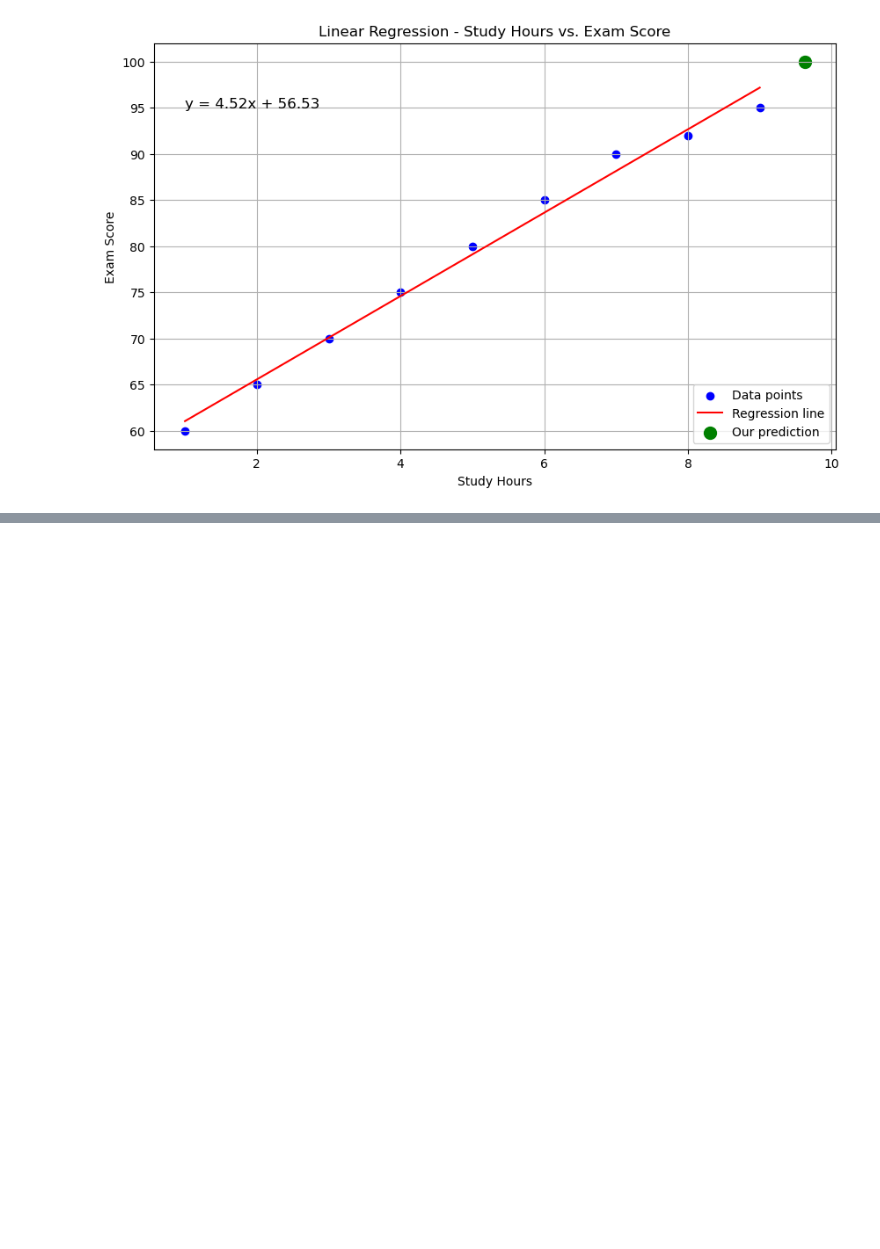
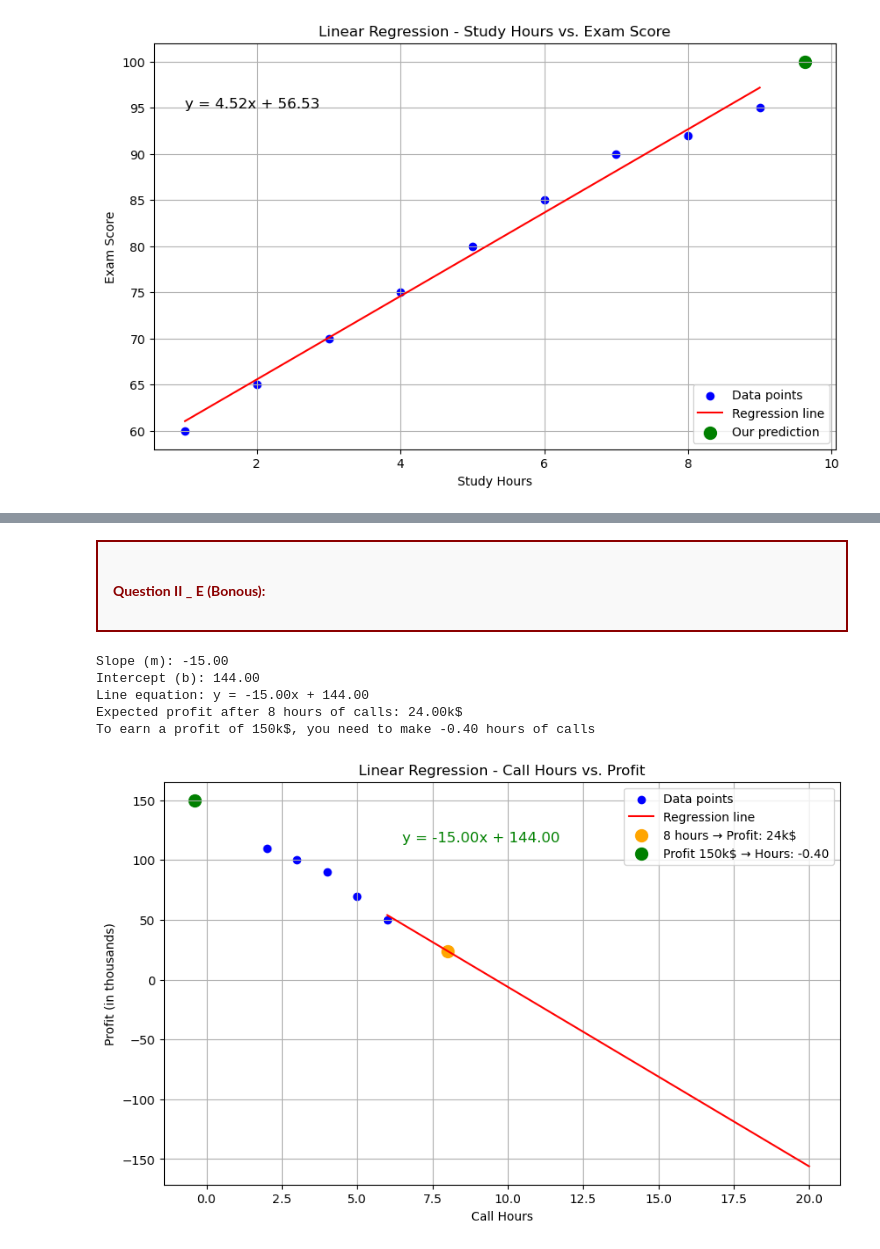
Before and after one commit to gibranacademy7/HW_3.4.2025_linear_regression, a Jupyter notebook: HW_3.4.2025_Linear_Regression.ipynb, the cells around one changed output, grey strips where cells are left out. Saved outputs shown, nothing was run; the diff lists cells and outputs as text; code cells hidden in the pictures; blank space fills up the shorter version.

```diff
--- a/HW_3.4.2025_Linear_Regression.ipynb
+++ b/HW_3.4.2025_Linear_Regression.ipynb
@@ -94,0 +221,70 @@ To get a score of 100, approximately 9.62 hours of study are needed
+# %% [markdown]
+<div style="border: 2px solid Darkred; padding: 15px; background-color: #f9f9f9;">
+    <h4 style="color: Darkred;">
+        <strong>
+             Question II _ E (Bonous): <br>
+        </strong>
+    </h4>
+# %%
+import numpy as np
+import matplotlib.pyplot as plt
+from sklearn.linear_model import LinearRegression
+
+# Original data from the question
+call_hours = np.array([2, 3, 4, 5, 6]).reshape(-1, 1)
+profits = np.array([110, 100, 90, 70, 50])  # descending order as per original data
+
+# Create and train a linear regression model
+model = LinearRegression()
+model.fit(call_hours, profits)
+m = model.coef_[0]
+b = model.intercept_
+
+# Display slope, intercept, and equation
+print(f"Slope (m): {m:.2f}")
+print(f"Intercept (b): {b:.2f}")
+equation = f'y = {m:.2f}x + {b:.2f}'
+print(f"Line equation: {equation}")
+
+# Predictions
+x_pred1 = 8
+y_pred1 = m * x_pred1 + b
+print(f"Expected profit after {x_pred1} hours of calls: {y_pred1:.2f}k$")
+
+y_pred2 = 150
+x_pred2 = (y_pred2 - b) / m
+print(f"To earn a profit of {y_pred2}k$, you need to make {x_pred2:.2f} hours of calls")
+
+# Extended x-axis range from 6 to 20 hours
+x_range = np.linspace(6, 20, 300).reshape(-1, 1)
+y_range = model.predict(x_range)
+
+# Plotting the graph
+plt.figure(figsize=(10, 6))
+plt.scatter(call_hours, profits, color='blue', label='Data points')
+plt.plot(x_range, y_range, color='red', label='Regression line')
+
+# Mark predicted points
+plt.scatter([x_pred1], [y_pred1], color='orange', s=100,
+            label=f'8 hours → Profit: {y_pred1:.0f}k$')
+plt.scatter([x_pred2], [y_pred2], color='green', s=100,
+            label=f'Profit 150k$ → Hours: {x_pred2:.2f}')
+
+# Show regression equation on the graph
+plt.text(6.5, max(profits) + 5, equation, fontsize=12, color='green')
+
+# Graph formatting
+plt.title('Linear Regression - Call Hours vs. Profit')
+plt.xlabel('Call Hours')
+plt.ylabel('Profit (in thousands)')
+plt.grid(True)
+plt.legend(loc='upper right')
+
+plt.show()
+# %% [output]
+Slope (m): -15.00
+Intercept (b): 144.00
+Line equation: y = -15.00x + 144.00
+Expected profit after 8 hours of calls: 24.00k$
+To earn a profit of 150k$, you need to make -0.40 hours of calls
+[figure, added]
```
Also changed, not shown: parts of 7 cells of this notebook.
